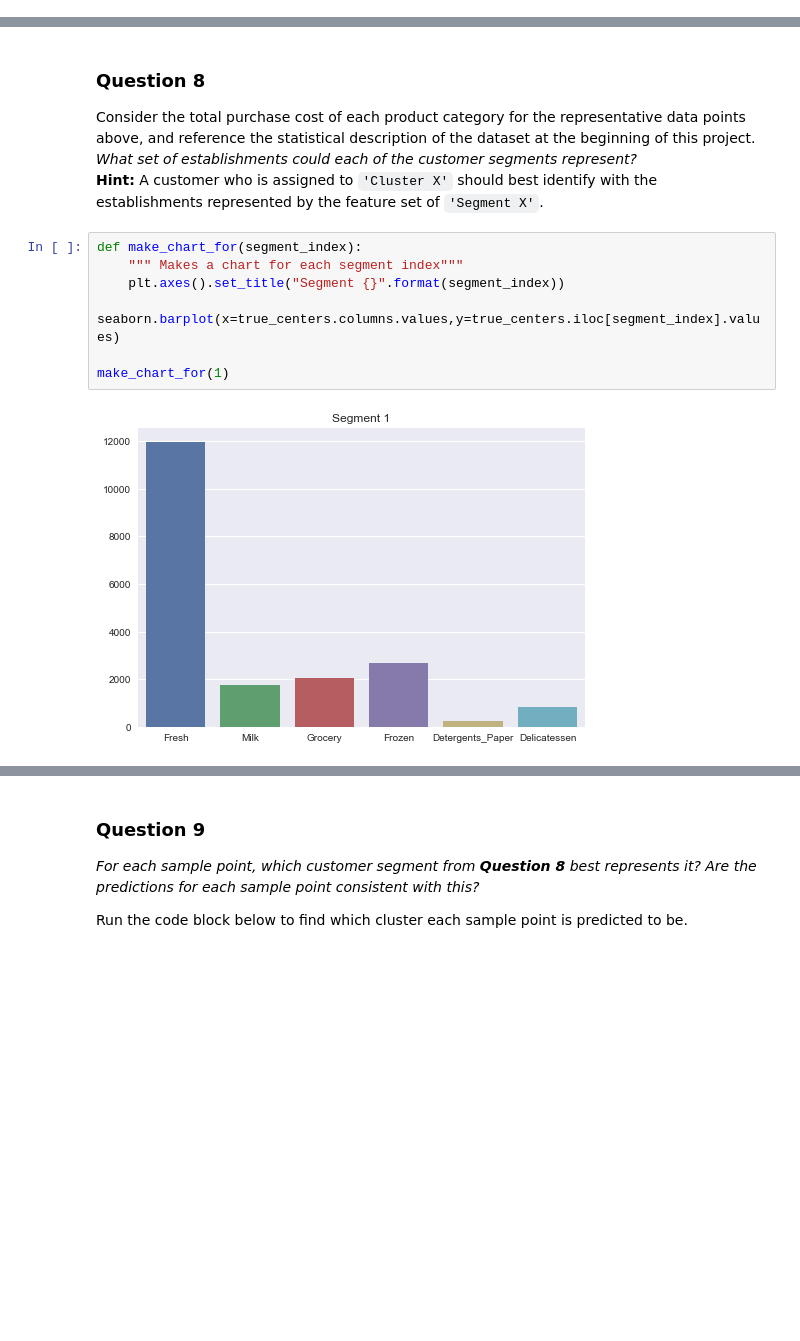
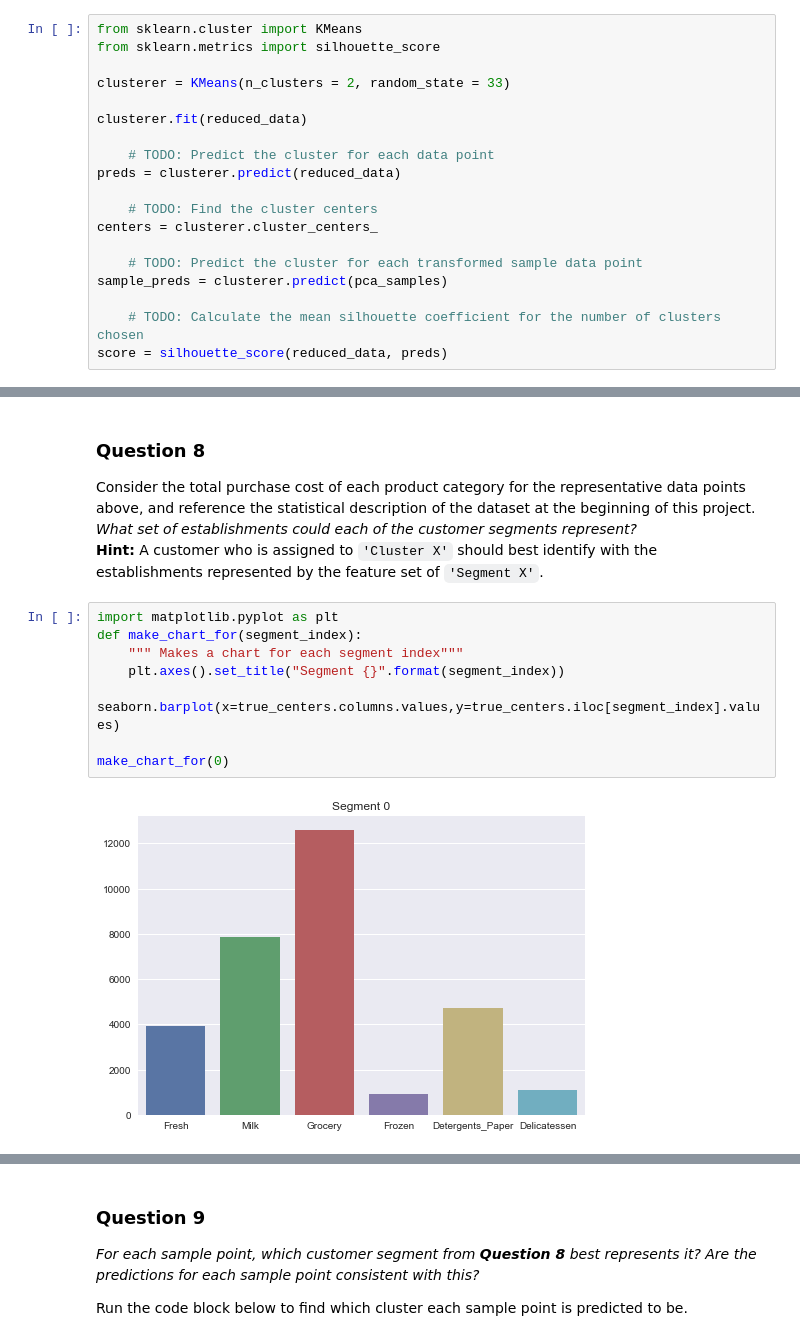
Before and after one commit to TheQuengineer/customer_segments, a Jupyter notebook: customer_segments.ipynb, the cells around one changed output, grey strips where cells are left out. Drawn from its saved outputs; the diff is of its cells as text; blank space fills up the shorter version.

```diff
--- a/customer_segments.ipynb
+++ b/customer_segments.ipynb
@@ -478,3 +475,22 @@ Cluster 20 had a silhouette_score of 0.335658982841
+# %%
+from sklearn.cluster import KMeans
+from sklearn.metrics import silhouette_score
+
+clusterer = KMeans(n_clusters = 2, random_state = 33)
+
+clusterer.fit(reduced_data)
+
+    # TODO: Predict the cluster for each data point
+preds = clusterer.predict(reduced_data)
+
+    # TODO: Find the cluster centers
+centers = clusterer.cluster_centers_
+
+    # TODO: Predict the cluster for each transformed sample data point
+sample_preds = clusterer.predict(pca_samples)
+
+    # TODO: Calculate the mean silhouette coefficient for the number of clusters chosen
+score = silhouette_score(reduced_data, preds)
 # %% [markdown]
 ### Question 7
 *Report the silhouette score for several cluster numbers you tried. Of these, which number of clusters has the best silhouette score?*
@@ -532,11 +544,12 @@ display(true_centers)
 Consider the total purchase cost of each product category for the representative data points above, and reference the statistical description of the dataset at the beginning of this project. *What set of establishments could each of the customer segments represent?*
 **Hint:** A customer who is assigned to `'Cluster X'` should best identify with the establishments represented by the feature set of `'Segment X'`.
 # %%
+import matplotlib.pyplot as plt
 def make_chart_for(segment_index):
     """ Makes a chart for each segment index"""
     plt.axes().set_title("Segment {}".format(segment_index))
     seaborn.barplot(x=true_centers.columns.values,y=true_centers.iloc[segment_index].values)
 
-make_chart_for(1)
+make_chart_for(0)
 # %% [output]
-[figure, old version]
+[figure, new version]
```
Also changed, not shown: parts of 16 cells of this notebook, 1 other file.
